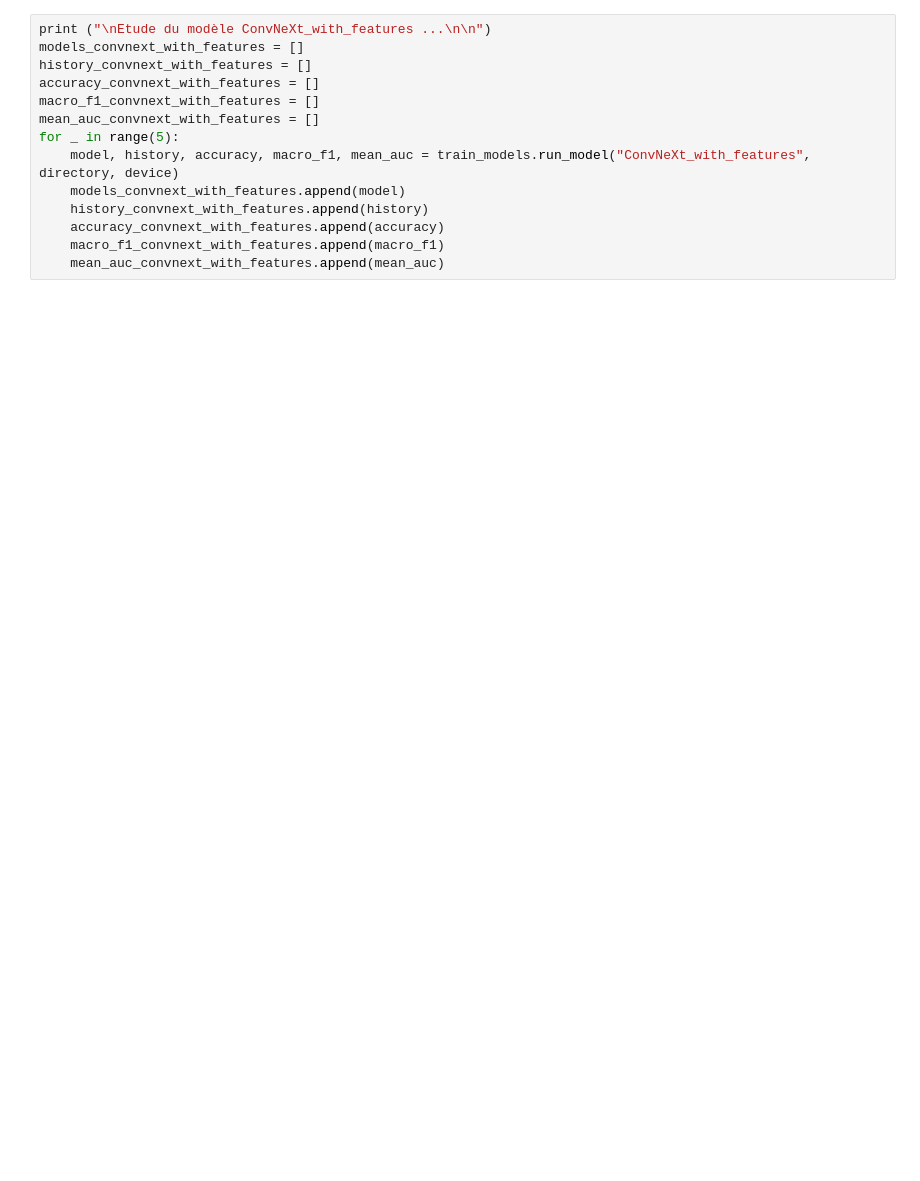
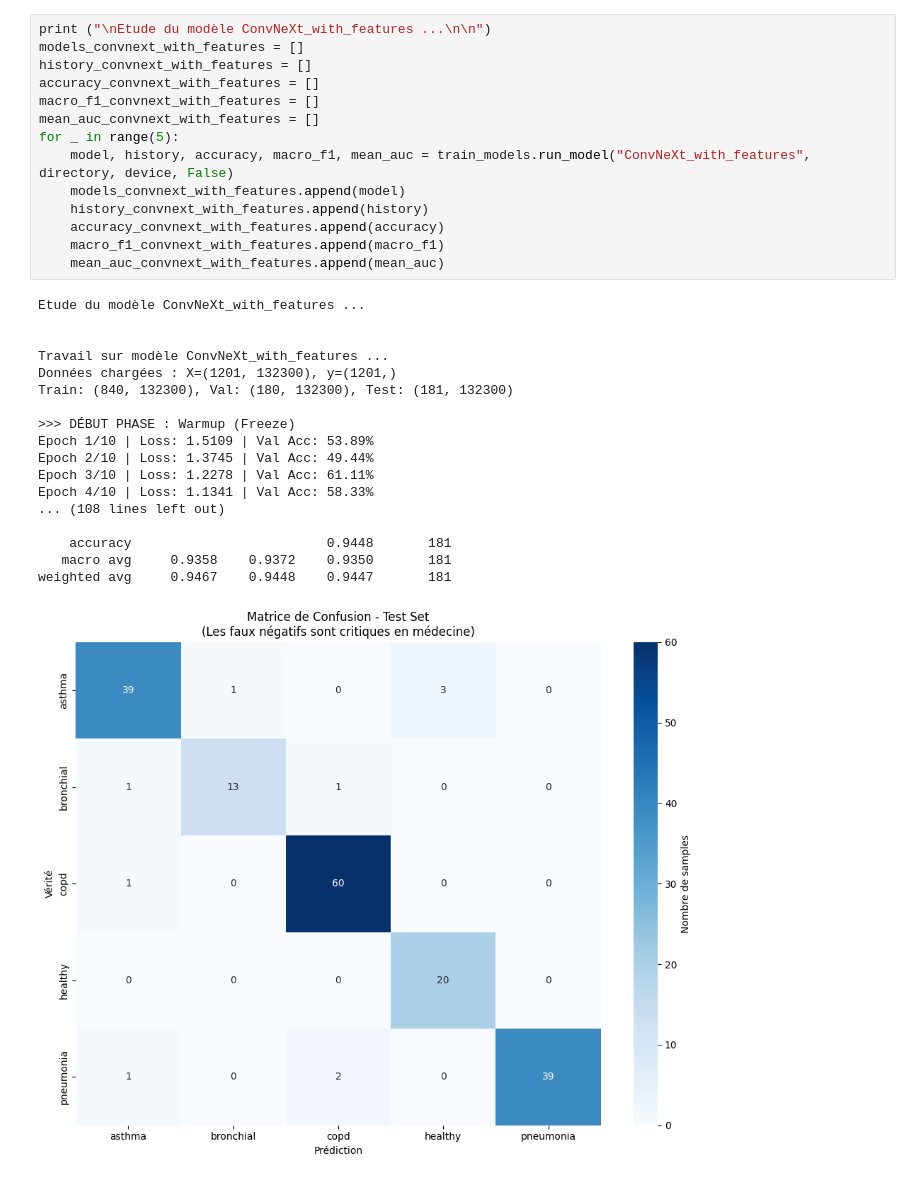
Before and after one commit to Coaraa/respiratory-disease-detection, a Jupyter notebook: notebooks/train_all_models.ipynb, the cells around one changed output. Cells and saved outputs as stored; diff of their text form; blank space fills up the shorter version.

```diff
--- a/notebooks/train_all_models.ipynb
+++ b/notebooks/train_all_models.ipynb
@@ -42,14 +264,33 @@ for _ in range(5):
 # %%
 print ("\nEtude du modèle ConvNeXt_with_features ...\n\n")
 models_convnext_with_features = []
 history_convnext_with_features = []
 accuracy_convnext_with_features = []
 macro_f1_convnext_with_features = []
 mean_auc_convnext_with_features = []
 for _ in range(5):
-    model, history, accuracy, macro_f1, mean_auc = train_models.run_model("ConvNeXt_with_features", directory, device)
+    model, history, accuracy, macro_f1, mean_auc = train_models.run_model("ConvNeXt_with_features", directory, device, False)
     models_convnext_with_features.append(model)
     history_convnext_with_features.append(history)
     accuracy_convnext_with_features.append(accuracy)
     macro_f1_convnext_with_features.append(macro_f1)
     mean_auc_convnext_with_features.append(mean_auc)
+# %% [output]
+Etude du modèle ConvNeXt_with_features ...
+
+
+Travail sur modèle ConvNeXt_with_features ...
+Données chargées : X=(1201, 132300), y=(1201,)
+Train: (840, 132300), Val: (180, 132300), Test: (181, 132300)
+
+>>> DÉBUT PHASE : Warmup (Freeze)
+Epoch 1/10 | Loss: 1.5109 | Val Acc: 53.89%
+Epoch 2/10 | Loss: 1.3745 | Val Acc: 49.44%
+Epoch 3/10 | Loss: 1.2278 | Val Acc: 61.11%
+Epoch 4/10 | Loss: 1.1341 | Val Acc: 58.33%
+... (108 lines left out)
+
+    accuracy                         0.9448       181
+   macro avg     0.9358    0.9372    0.9350       181
+weighted avg     0.9467    0.9448    0.9447       181
+[figure, added]
```
Also changed, not shown: parts of 6 cells of this notebook, 8 other files.
